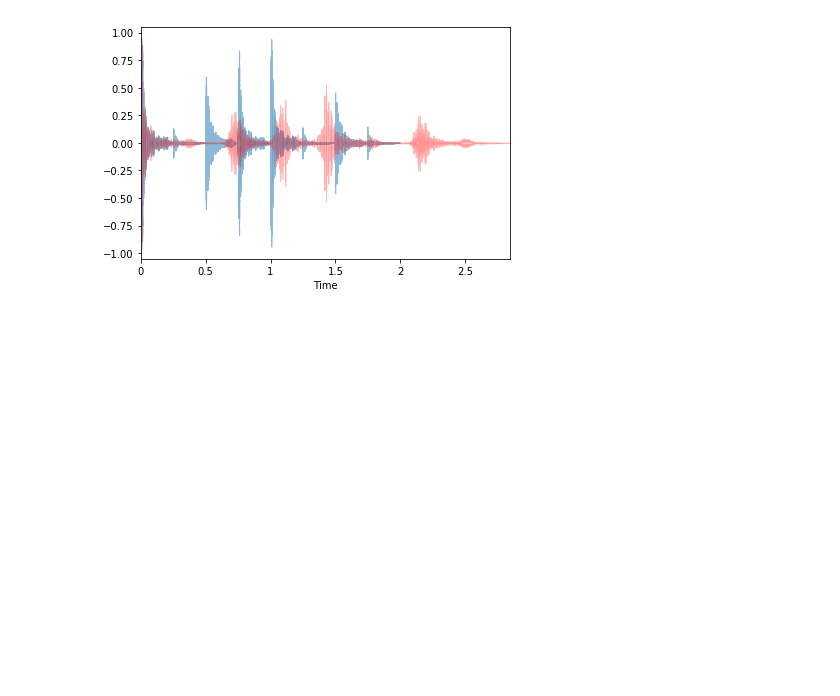
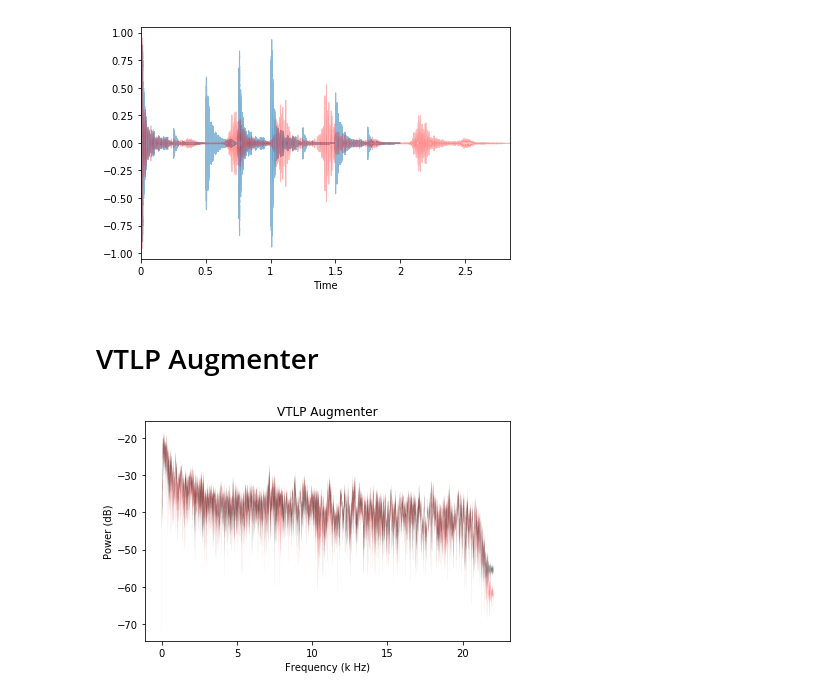
Before and after one commit to makcedward/nlpaug, a Jupyter notebook: example/audio_augmenter.ipynb, the cells around one changed output. Saved outputs shown, nothing was run; the diff lists cells and outputs as text; code cells hidden in the pictures; blank space fills up the shorter version.

Commit message:
Add VtlpAug, DistilBERT, RoBERTa examples

```diff
--- a/example/audio_augmenter.ipynb
+++ b/example/audio_augmenter.ipynb
@@ -116,3 +111,12 @@ plt.tight_layout()
 plt.show()
 # %% [output]
 [figure]
+# %% [markdown]
+# VTLP Augmenter
+# %%
+aug = naa.VtlpAug(sampling_rate=sr)
+augmented_data = aug.augment(data)
+
+VisualWave.freq_power('VTLP Augmenter', data, sr, augmented_data)
+# %% [output]
+[figure, added]
```
Also changed, not shown: parts of 2 cells of this notebook, 1 other file.
